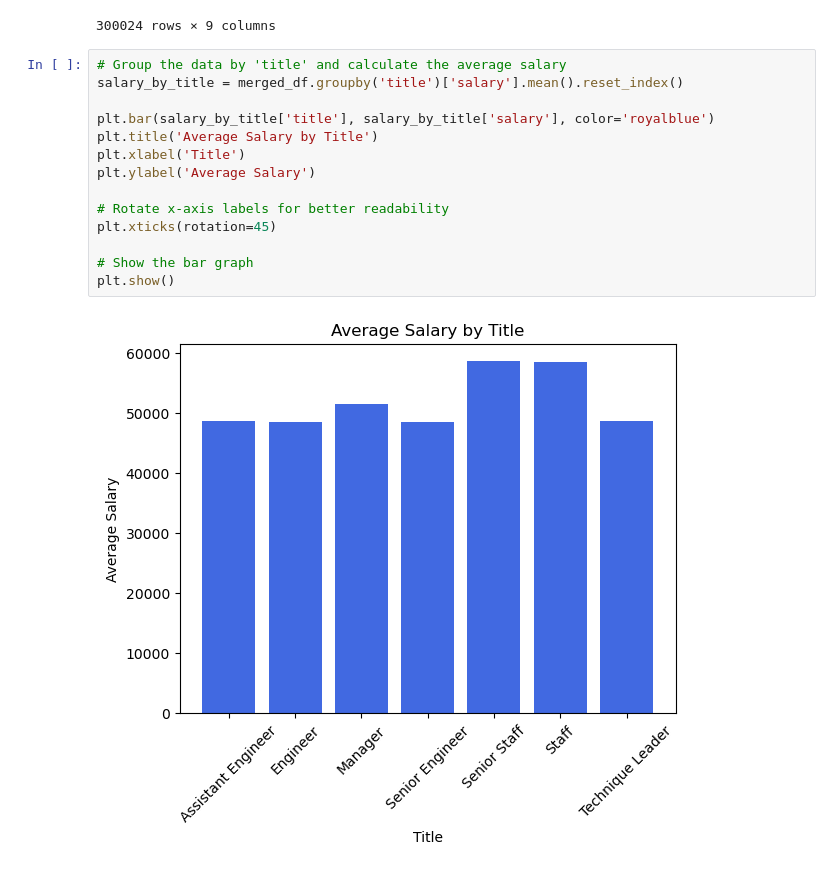
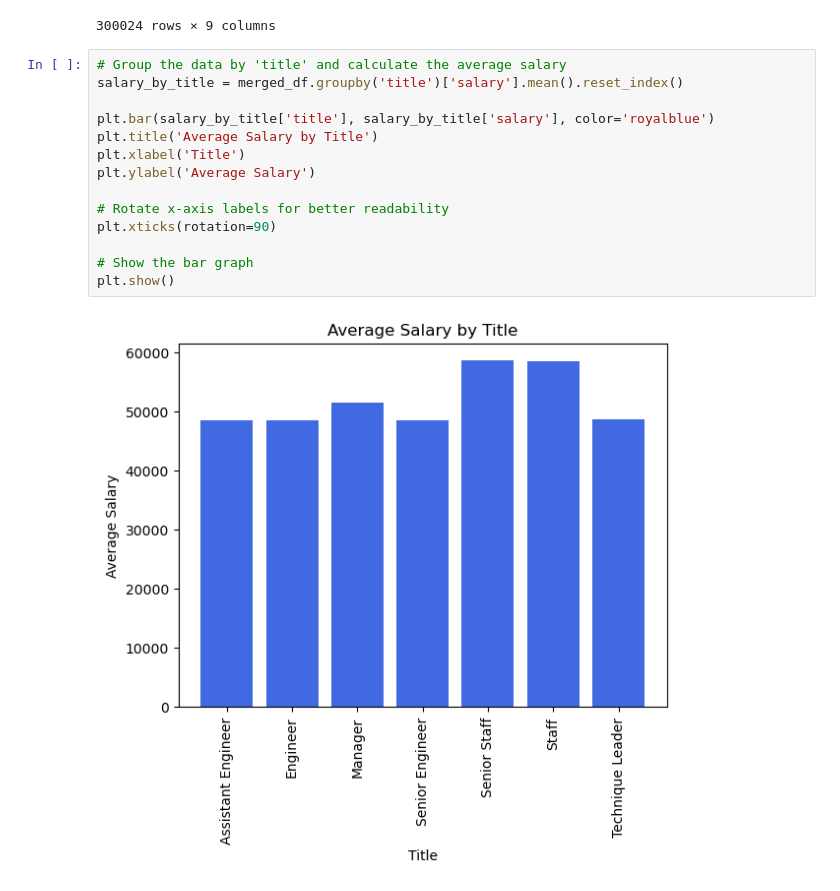
Before and after one commit to YaredHaile/sql-challenge, a Jupyter notebook: EmployeeSQL/employee_analysis.ipynb, the cells around one changed output. Cells and saved outputs as stored; diff of their text form.

```diff
--- a/EmployeeSQL/employee_analysis.ipynb
+++ b/EmployeeSQL/employee_analysis.ipynb
@@ -155,16 +155,16 @@ merged_df
 # %%
 # Group the data by 'title' and calculate the average salary
 salary_by_title = merged_df.groupby('title')['salary'].mean().reset_index()
 
 plt.bar(salary_by_title['title'], salary_by_title['salary'], color='royalblue')
 plt.title('Average Salary by Title')
 plt.xlabel('Title')
 plt.ylabel('Average Salary')
 
 # Rotate x-axis labels for better readability
-plt.xticks(rotation=45)
+plt.xticks(rotation=90)
 
 # Show the bar graph
 plt.show()
 # %% [output]
-[figure, old version]
+[figure, new version]
```
Also changed, not shown: parts of 1 cell of this notebook.
